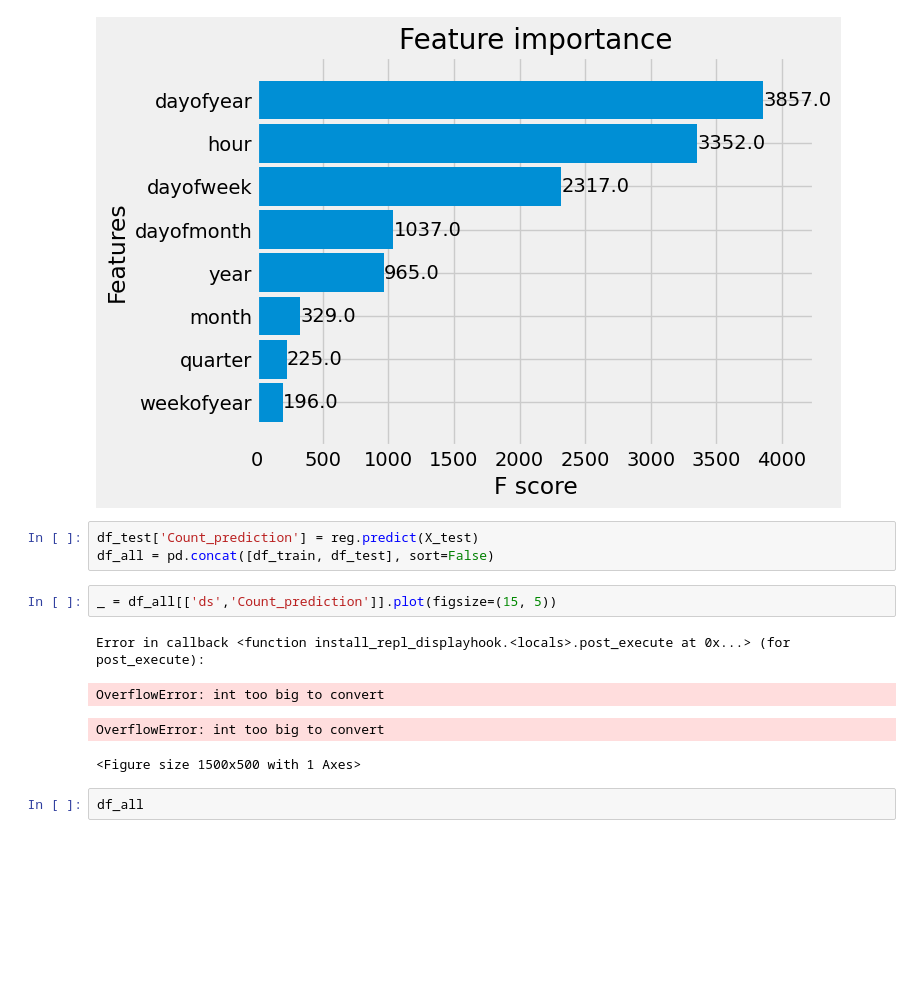
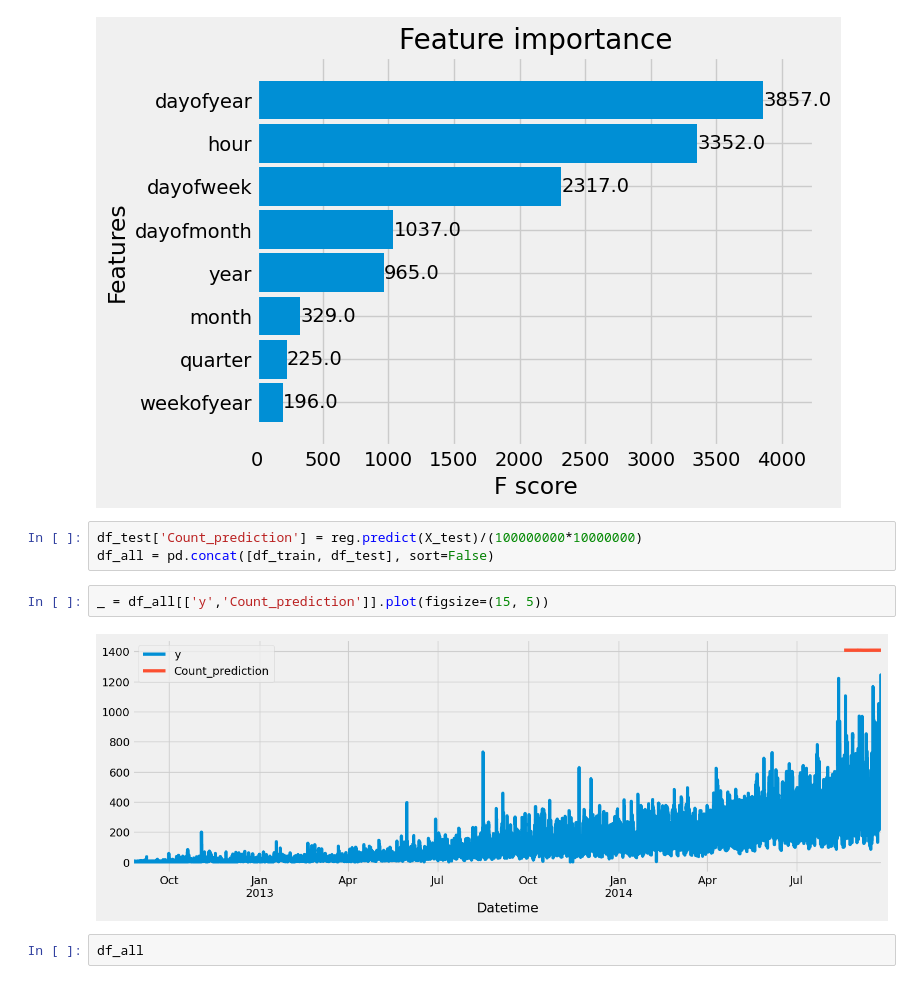
Before and after one commit to 1805ayush/Traffic-analysis, a Jupyter notebook: Traffic Forecasting XGBoost.ipynb, the cells around one changed output. Drawn from its saved outputs; the diff is of its cells as text; blank space fills up the shorter version.

```diff
--- a/Traffic Forecasting XGBoost.ipynb
+++ b/Traffic Forecasting XGBoost.ipynb
@@ -237,15 +254,12 @@ _ = plot_importance(reg, height=0.9)
 # %% [output]
 [figure]
 # %%
-df_test['Count_prediction'] = reg.predict(X_test)
+df_test['Count_prediction'] = reg.predict(X_test)/(100000000*10000000)
 df_all = pd.concat([df_train, df_test], sort=False)
 # %%
-_ = df_all[['ds','Count_prediction']].plot(figsize=(15, 5))
+_ = df_all[['y','Count_prediction']].plot(figsize=(15, 5))
 # %% [output]
-Error in callback <function install_repl_displayhook.<locals>.post_execute at 0x...> (for post_execute):
-OverflowError: int too big to convert
-OverflowError: int too big to convert
-<Figure size 1500x500 with 1 Axes>
+[figure, added]
 # %%
 df_all
 # %% [output]
```
Also changed, not shown: parts of 3 cells of this notebook, 2 other files.
